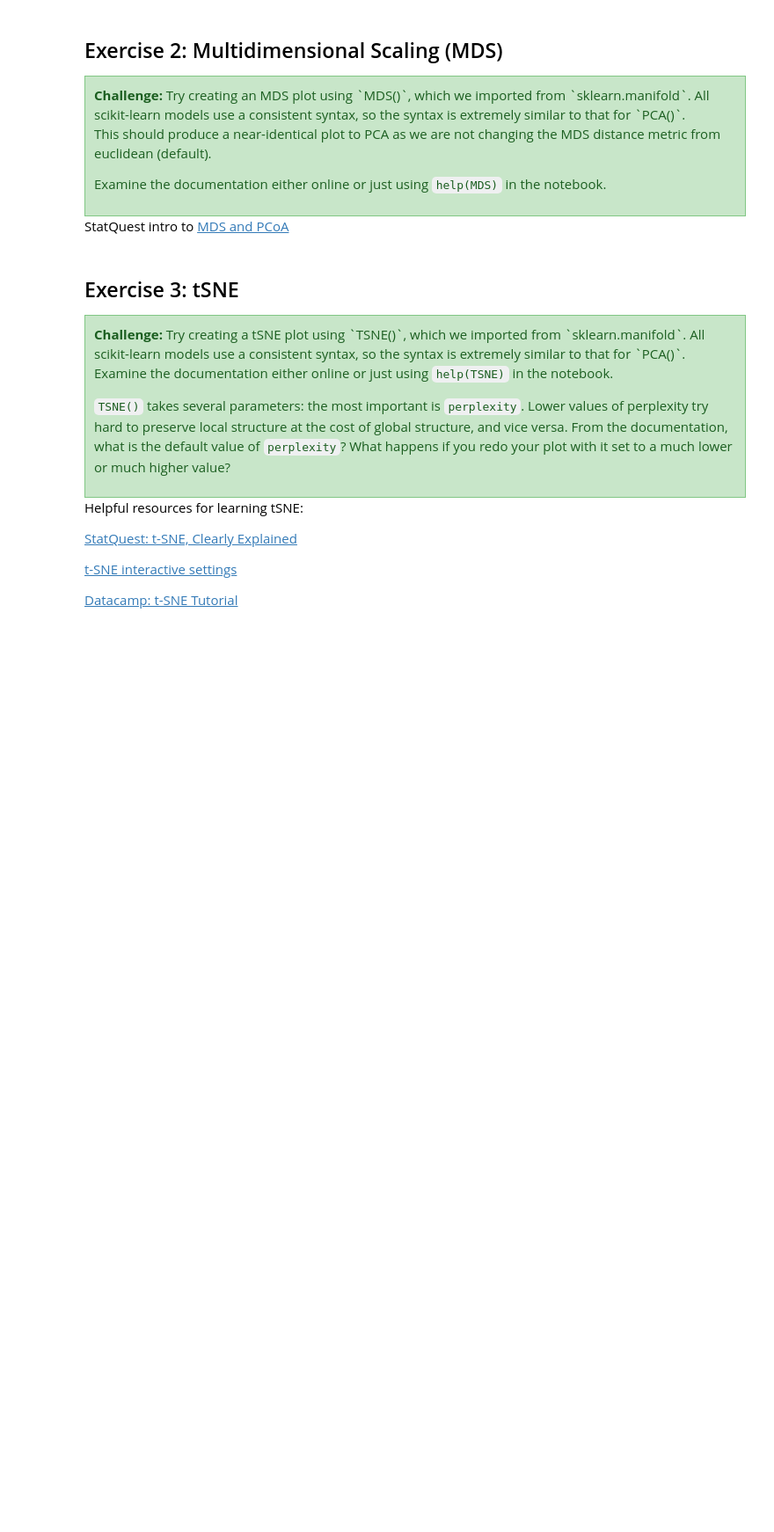
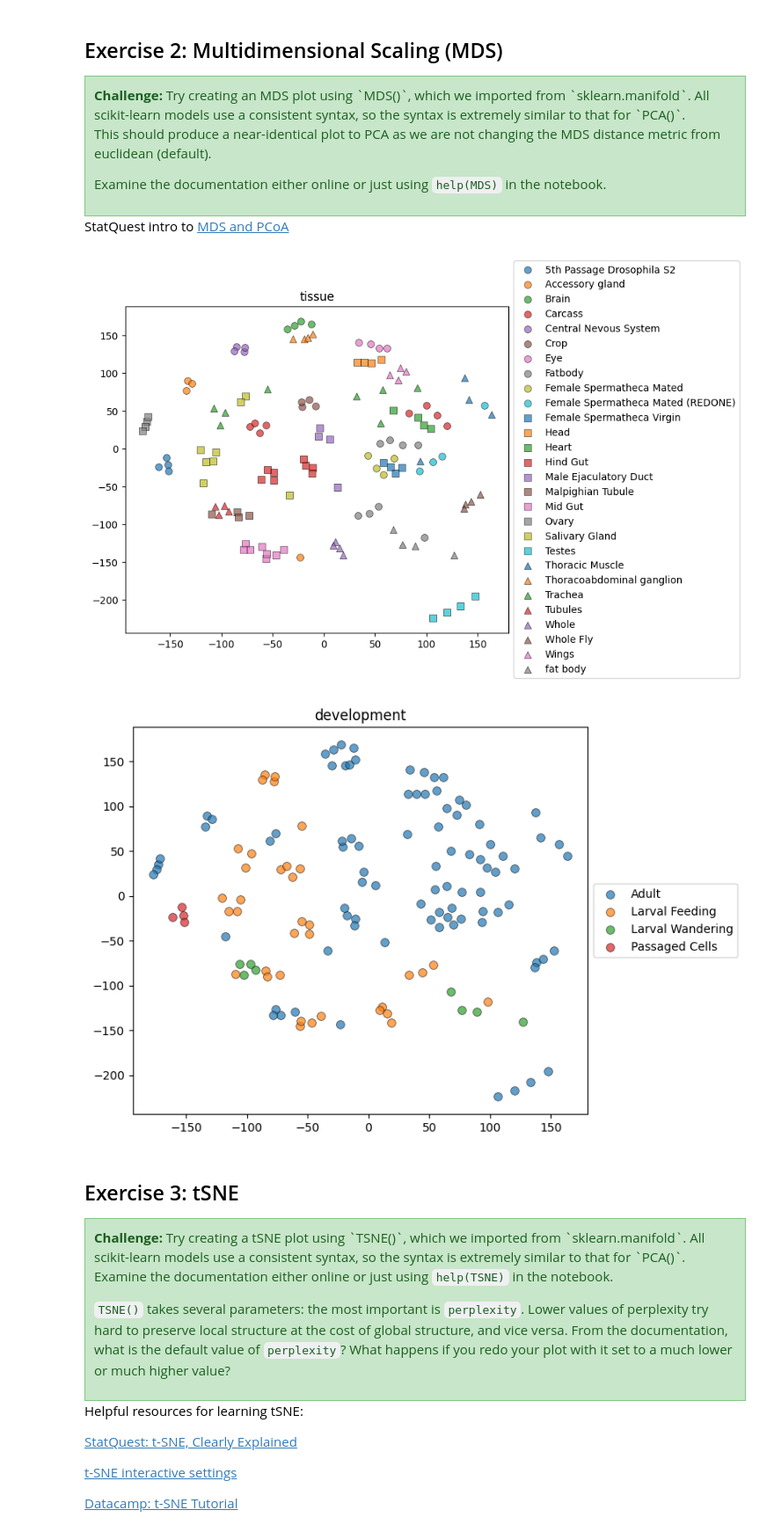
Before and after one commit to melbournebioinformatics/COMP90014_2025, a Jupyter notebook: tutorials/week10/Week_10_Dimensionality.ipynb, the cells around one changed output. Shown at 88% size. Drawn from its saved outputs; the diff is of its cells as text; code cells hidden in the pictures; blank space fills up the shorter version.

Commit message:
Week10 Solutions Released

```diff
--- a/tutorials/week10/Week_10_Dimensionality.ipynb
+++ b/tutorials/week10/Week_10_Dimensionality.ipynb
@@ -288,3 +346,15 @@ raise NotImplementedError
+# %%
+# YOUR CODE HERE
+### BEGIN SOLUTION
+reducer = MDS(n_components=2)
+result = reducer.fit_transform(log_expression.values.T)
+result_df = pd.DataFrame(result, index=input_df.index.to_list())
+plot_two_dimensions(result_df, meta, 'tissue')
+plot_two_dimensions(result_df, meta, 'development')
+### END SOLUTION
+# %% [output]
+[figure, added]
+[figure, added]
 # %% [markdown]
 ## Exercise 3: tSNE
 
```
Also changed, not shown: parts of 15 cells of this notebook, 1 other file.
